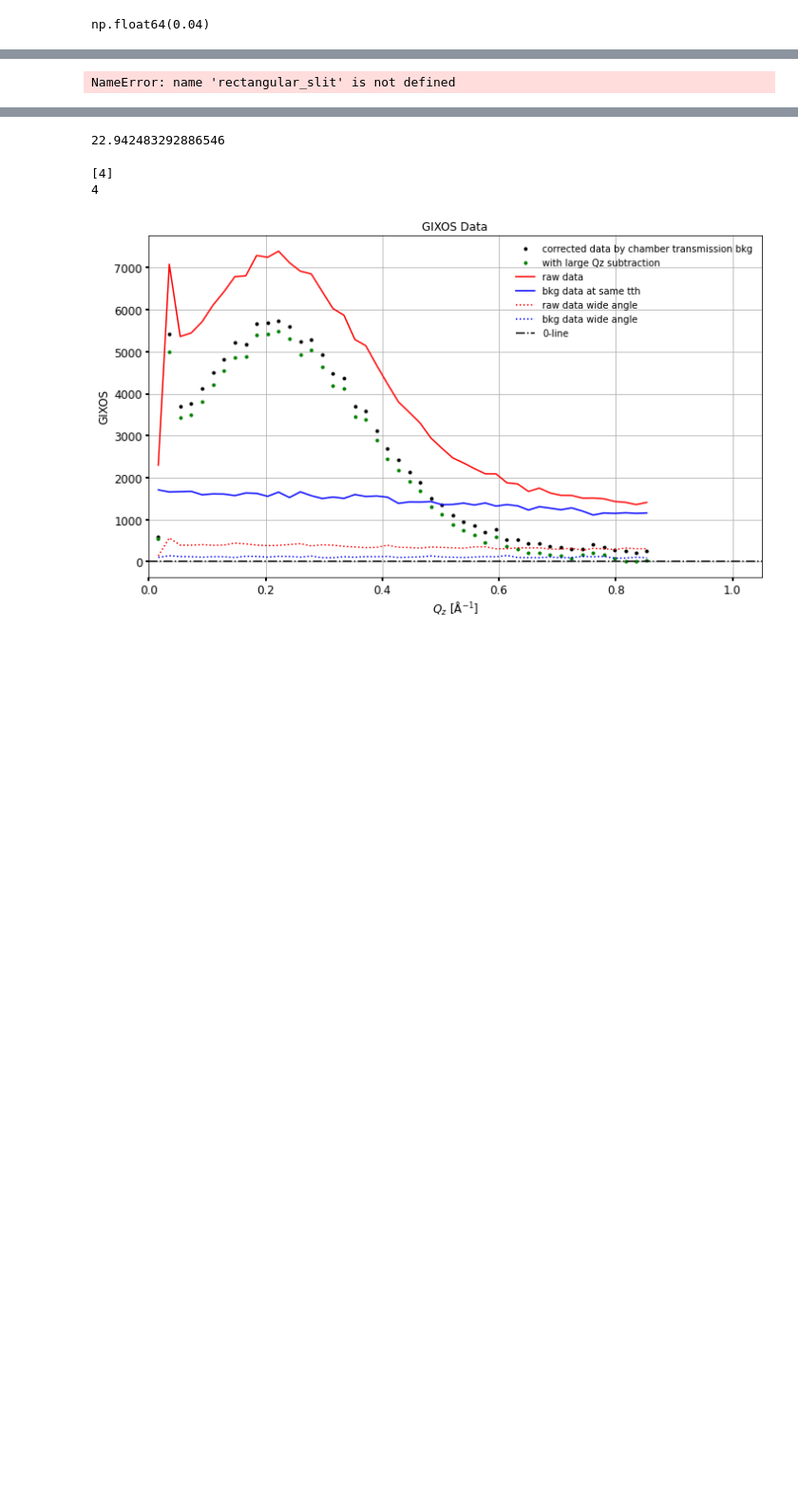
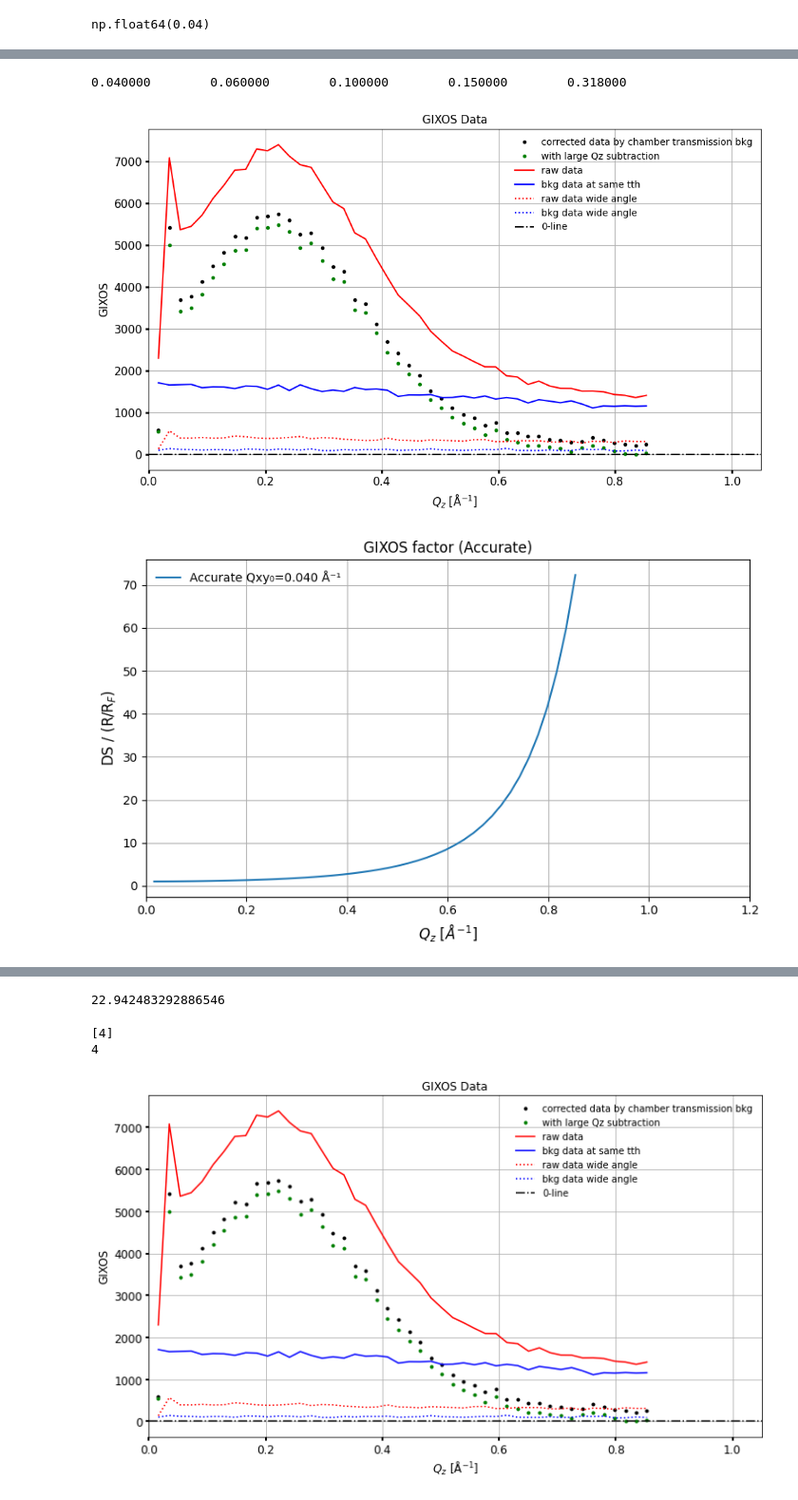
Before and after one commit to XYangXRay/pxrr, a Jupyter notebook: example/draft2_opls.ipynb, the cells around one changed output, grey strips where cells are left out. Shown at 95% size. Drawn from its saved outputs; the diff is of its cells as text; code cells hidden in the pictures; blank space fills up the shorter version.

```diff
--- a/example/draft2_opls.ipynb
+++ b/example/draft2_opls.ipynb
@@ -29,4 +72,12 @@ NameError: name 'binning_GIXOS_data' is not defined
 # %%
-rectangular_slit()
+profiler = Profiler()
+profiler.start()
+
+rectangular_slit()   # add text pathway parameter
+
+profiler.stop()
+profiler.print()
 # %% [output]
-NameError: name 'rectangular_slit' is not defined
+0.040000        0.060000        0.100000        0.150000        0.318000
+[figure, added]
+[figure, added]
```
Also changed, not shown: parts of 8 cells of this notebook.
